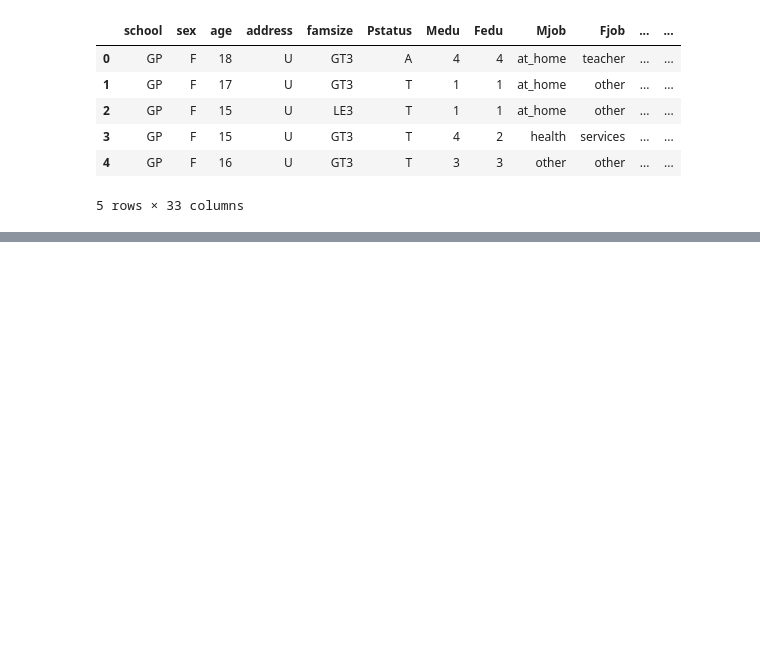
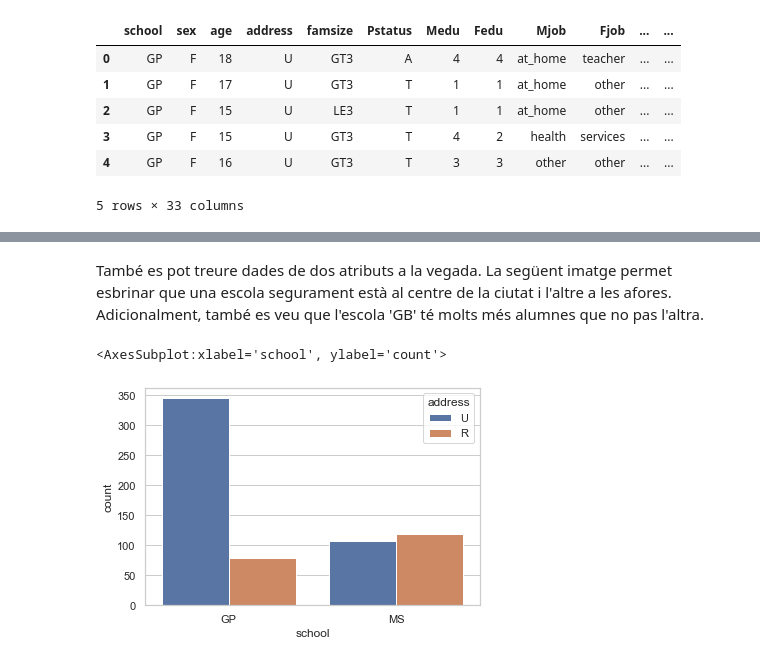
Before and after one commit to marti1999/APC-Cas-Kaggle, a Jupyter notebook: Untitled.ipynb, the cells around one changed output, grey strips where cells are left out. Saved outputs shown, nothing was run; the diff lists cells and outputs as text; code cells hidden in the pictures; blank space fills up the shorter version.

```diff
--- a/Untitled.ipynb
+++ b/Untitled.ipynb
@@ -62,7 +62,7 @@ sns.set(style="whitegrid")
 sns.set_color_codes("pastel")
 %matplotlib inline
 # %%
-db = pd.read_csv("./student-mat.csv")
+db = pd.read_csv("./student-por.csv")
 # %% [markdown]
 El primer que es pot fer és veure els primers registres per fer-se una idea de com són les dades
 # %%
@@ -91,0 +117,7 @@ db.head(5)
+# %% [markdown]
+També es pot treure dades de dos atributs a la vegada. La següent imatge permet esbrinar que una escola segurament està al centre de la ciutat i l'altre a les afores. Adicionalment, també es veu que l'escola 'GB' té molts més alumnes que no pas l'altra.
+# %%
+sns.countplot(x="school", hue ="address", data=db)
+# %% [output]
+<AxesSubplot:xlabel='school', ylabel='count'>
+[figure, added]
```
Also changed, not shown: parts of 11 cells of this notebook.
